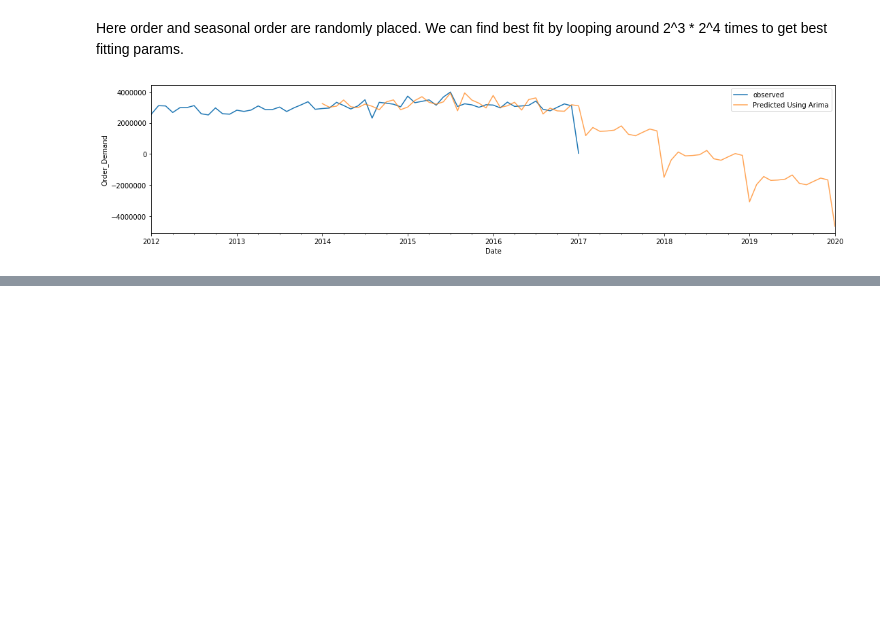
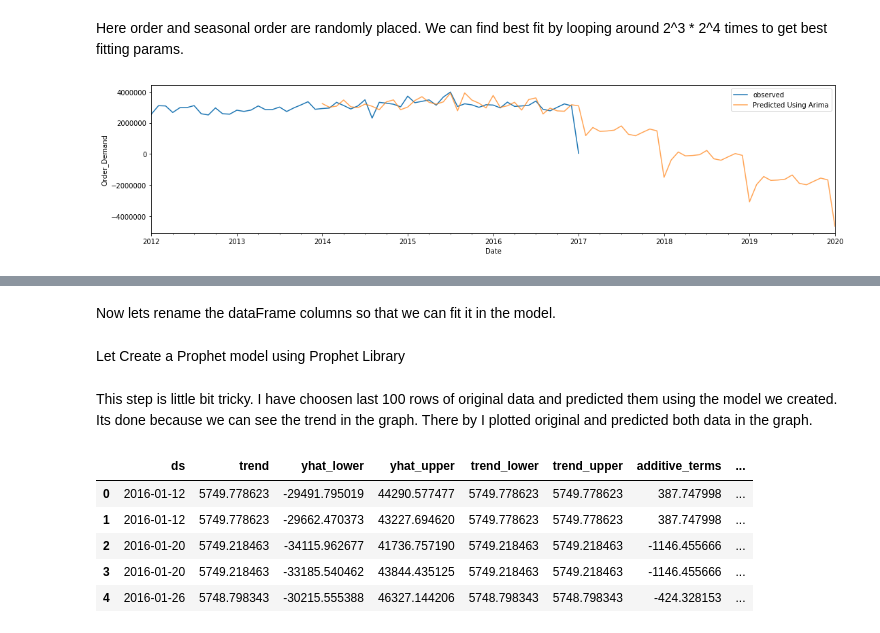
Before and after one commit to pramil-paudel/EECS-731_HW_5, a Jupyter notebook: notebooks/1.0-wwp.ipynb, the cells around one changed output, grey strips where cells are left out. Drawn from its saved outputs; the diff is of its cells as text; code cells hidden in the pictures; blank space fills up the shorter version.

```diff
--- a/notebooks/1.0-wwp.ipynb
+++ b/notebooks/1.0-wwp.ipynb
@@ -614,0 +624,4 @@ THANK YOU !!!
+# %%
+columns = ['Date','Order_Demand']
+prophet_df = raw_df.filter(items=columns)
+prophet_df.head()
@@ -614,0 +647,2 @@ THANK YOU !!!
+# %% [markdown]
+Now lets rename the dataFrame columns so that we can fit it in the model.
@@ -614,0 +653,2 @@ THANK YOU !!!
+# %% [markdown]
+Let Create a Prophet model using Prophet Library
@@ -614,0 +660,15 @@ THANK YOU !!!
+# %% [markdown]
+This step is little bit tricky. I have choosen last 100 rows of original data and predicted them using the model we created. Its done because we can see the trend in the graph. There by I plotted original and predicted both data in the graph.
+# %%
+### Lets Predict for last 100 rows of original data.
+y_original = df['ds'][-100:]
+future = pd.DataFrame(y_original)
+prediction = model.predict(future)
+prediction.head()
+# %% [output]
+|  | ds | trend | yhat_lower | yhat_upper | trend_lower | trend_upper | additive_terms | ... |
+| 0 | 2016-01-12 | 5749.778623 | -29491.795019 | 44290.577477 | 5749.778623 | 5749.778623 | 387.747998 | ... |
+| 1 | 2016-01-12 | 5749.778623 | -29662.470373 | 43227.694620 | 5749.778623 | 5749.778623 | 387.747998 | ... |
+| 2 | 2016-01-20 | 5749.218463 | -34115.962677 | 41736.757190 | 5749.218463 | 5749.218463 | -1146.455666 | ... |
+| 3 | 2016-01-20 | 5749.218463 | -33185.540462 | 43844.435125 | 5749.218463 | 5749.218463 | -1146.455666 | ... |
+| 4 | 2016-01-26 | 5748.798343 | -30215.555388 | 46327.144206 | 5748.798343 | 5748.798343 | -424.328153 | ... |
```
Also changed, not shown: parts of 15 cells of this notebook.
